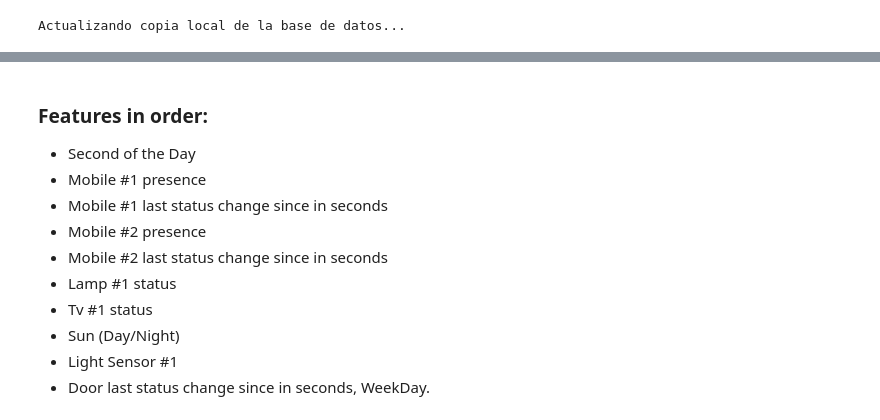
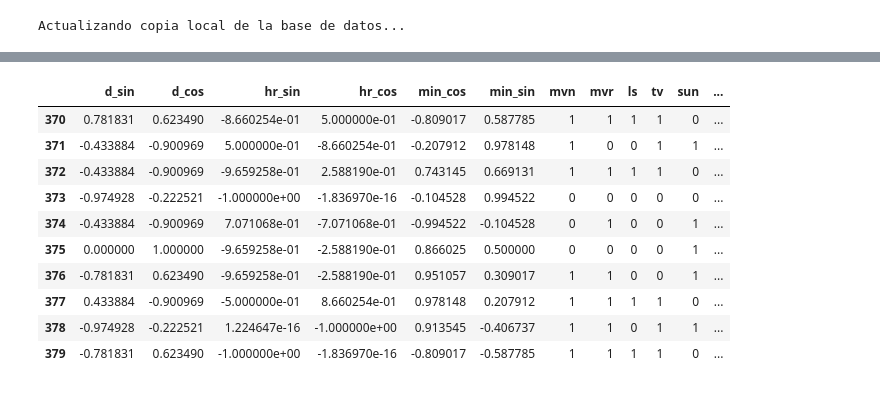
Before and after one commit to rrbarrero/hamlalarm_proyect, a Jupyter notebook: ha_deep_alarm.ipynb, the cells around one changed output, grey strips where cells are left out. Saved outputs shown, nothing was run; the diff lists cells and outputs as text; code cells hidden in the pictures.

```diff
--- a/ha_deep_alarm.ipynb
+++ b/ha_deep_alarm.ipynb
@@ -35,12 +30,14 @@ X.head()
-# %% [markdown]
-### Features in order:
-* Second of the Day
-* Mobile #1 presence
-* Mobile #1 last status change since in seconds
-* Mobile #2 presence
-* Mobile #2 last status change since in seconds
-* Lamp #1 status
-* Tv #1 status
-* Sun (Day/Night)
-* Light Sensor #1
-* Door last status change since in seconds, WeekDay.
+# %%
+df.tail(10)
+# %% [output]
+|  | d_sin | d_cos | hr_sin | hr_cos | min_cos | min_sin | mvn | mvr | ls | tv | sun | ... |
+| 370 | 0.781831 | 0.623490 | -8.660254e-01 | 5.000000e-01 | -0.809017 | 0.587785 | 1 | 1 | 1 | 1 | 0 | ... |
+| 371 | -0.433884 | -0.900969 | 5.000000e-01 | -8.660254e-01 | -0.207912 | 0.978148 | 1 | 0 | 0 | 1 | 1 | ... |
+| 372 | -0.433884 | -0.900969 | -9.659258e-01 | 2.588190e-01 | 0.743145 | 0.669131 | 1 | 1 | 1 | 1 | 0 | ... |
+| 373 | -0.974928 | -0.222521 | -1.000000e+00 | -1.836970e-16 | -0.104528 | 0.994522 | 0 | 0 | 0 | 0 | 0 | ... |
+| 374 | -0.433884 | -0.900969 | 7.071068e-01 | -7.071068e-01 | -0.994522 | -0.104528 | 0 | 1 | 0 | 0 | 1 | ... |
+| 375 | 0.000000 | 1.000000 | -9.659258e-01 | -2.588190e-01 | 0.866025 | 0.500000 | 0 | 0 | 0 | 0 | 1 | ... |
+| 376 | -0.781831 | 0.623490 | -9.659258e-01 | -2.588190e-01 | 0.951057 | 0.309017 | 1 | 1 | 0 | 0 | 1 | ... |
+| 377 | 0.433884 | -0.900969 | -5.000000e-01 | 8.660254e-01 | 0.978148 | 0.207912 | 1 | 1 | 1 | 1 | 0 | ... |
+| 378 | -0.974928 | -0.222521 | 1.224647e-16 | -1.000000e+00 | 0.913545 | -0.406737 | 1 | 1 | 0 | 1 | 1 | ... |
+| 379 | -0.781831 | 0.623490 | -1.000000e+00 | -1.836970e-16 | -0.809017 | -0.587785 | 1 | 1 | 1 | 1 | 0 | ... |
```
Also changed, not shown: parts of 18 cells of this notebook.
